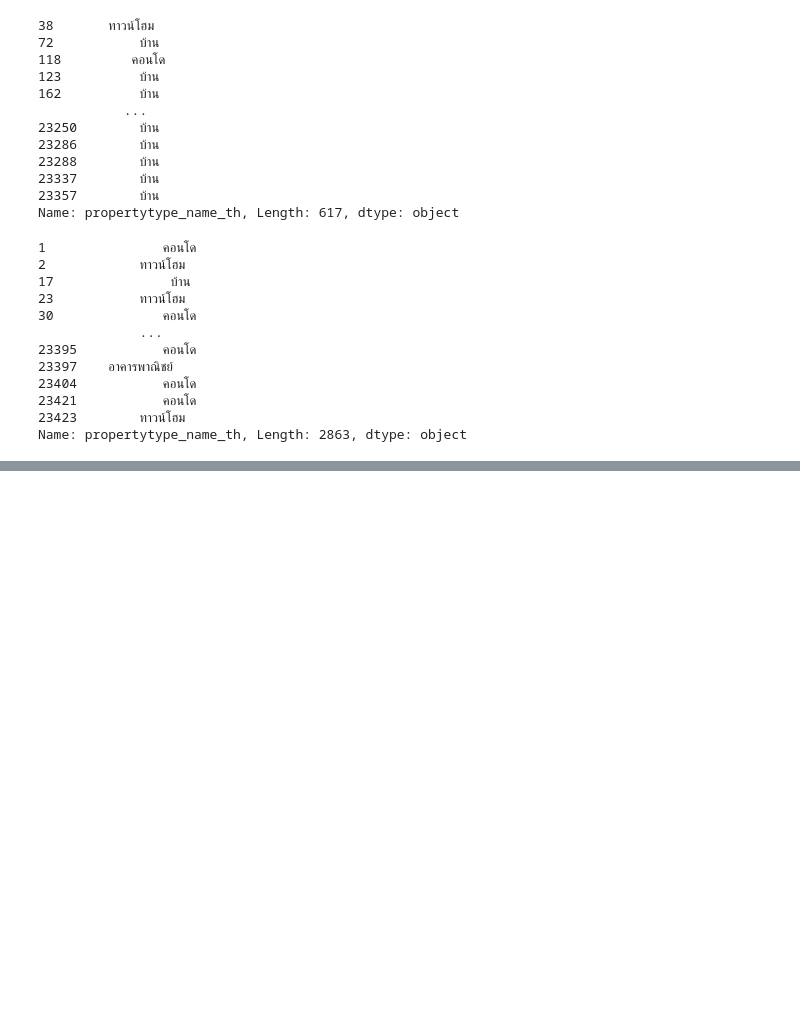
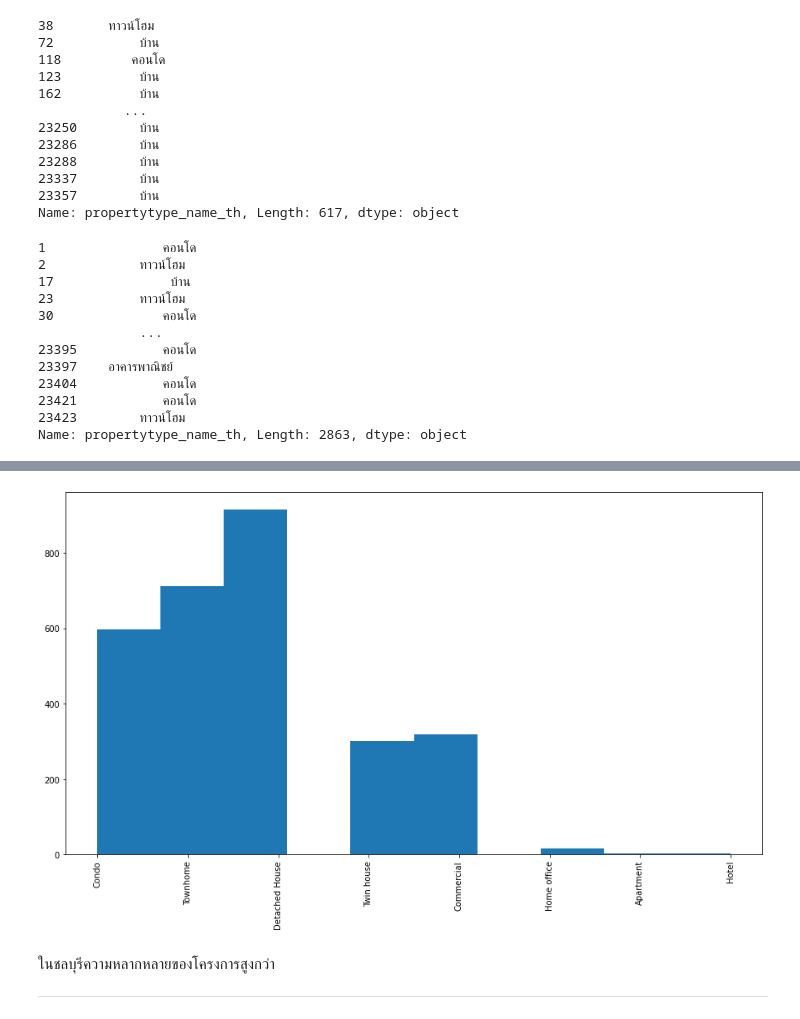
Before and after one commit to NahataiTep/DPDM65, a Jupyter notebook: pandas101.ipynb, the cells around one changed output, grey strips where cells are left out. Cells and saved outputs as stored; diff of their text form; code cells hidden in the pictures; blank space fills up the shorter version.

```diff
--- a/pandas101.ipynb
+++ b/pandas101.ipynb
@@ -842,0 +864,10 @@ Name: propertytype_name_th, Length: 2863, dtype: object
+# %%
+housecb = project_df[(project_df['province_name_th']=='ชลบุรี')]['propertytype_name_en']
+plt.figure(figsize=(15,8))      # จัดการขนาดรูป (x,y)
+plt.hist(housecb.dropna())
+plt.xticks(rotation='vertical');    # ใส่ ; เพื่อปิดตัวเลข
+# %% [output]
+[figure, added]
+# %% [markdown]
+ในชลบุรีความหลากหลายของโครงการสูงกว่า
+***
```
Also changed, not shown: parts of 11 cells of this notebook.
